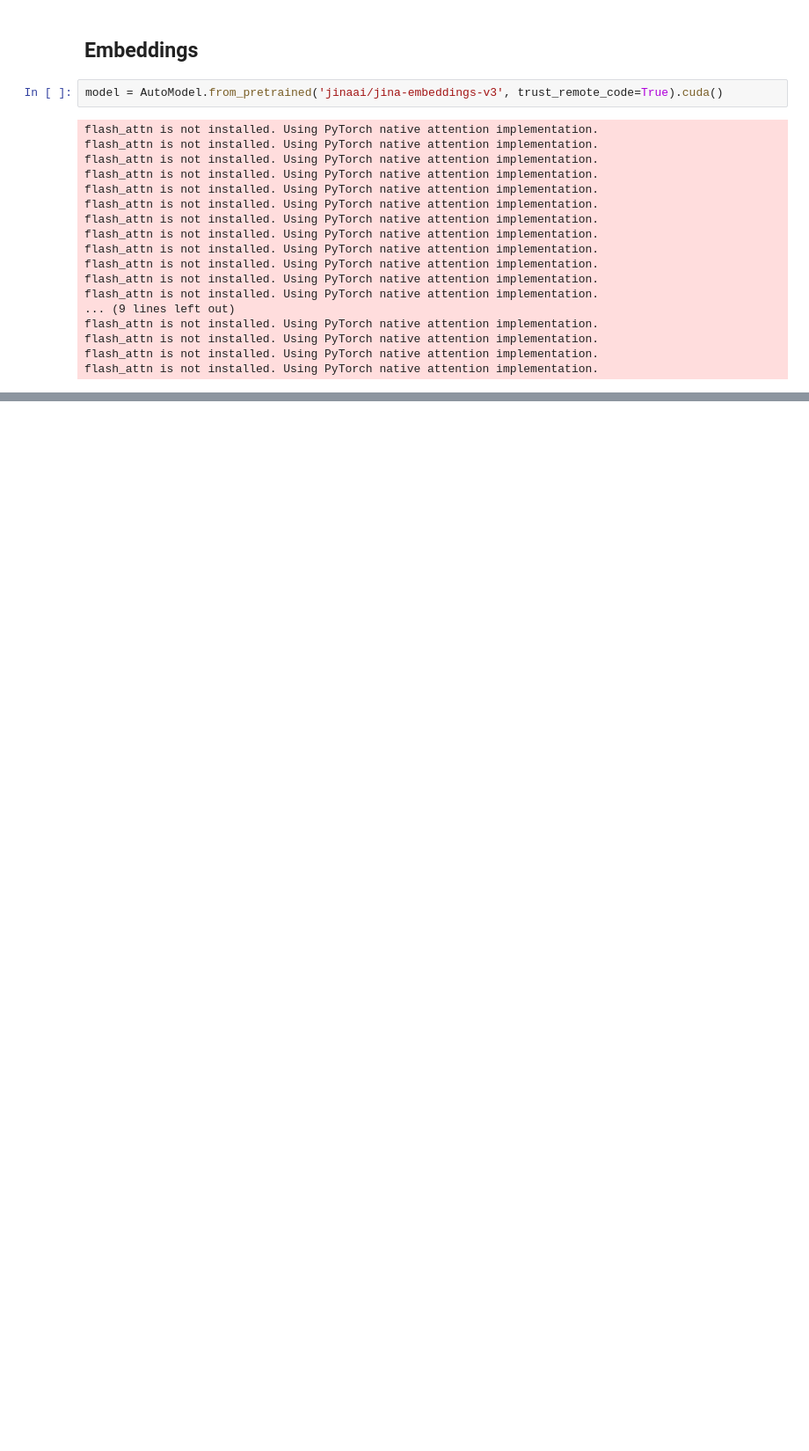
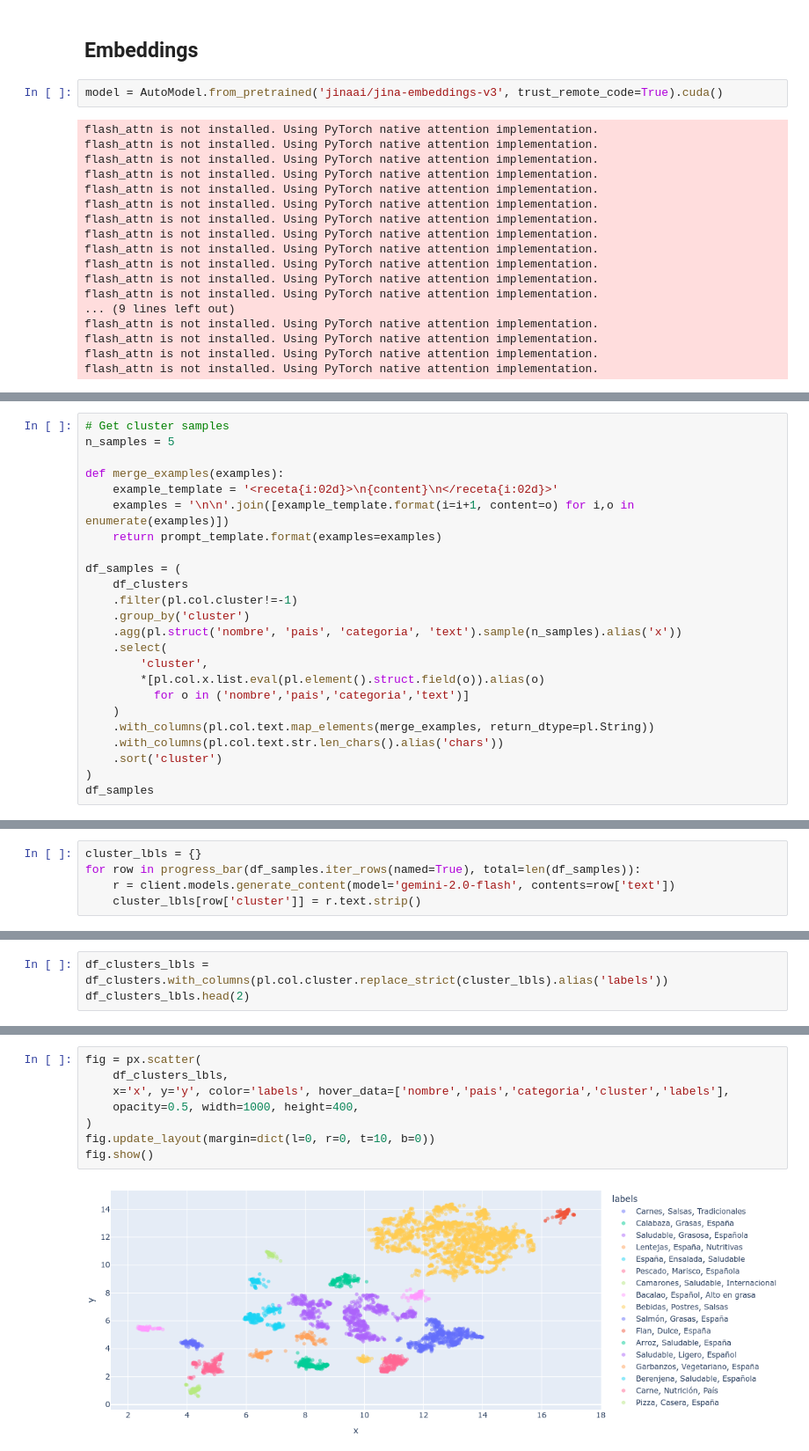
Before and after one commit to renato145/pucp_bootcamp_202401, a Jupyter notebook: nbs/06_clustering.ipynb, the cells around one changed output, grey strips where cells are left out. Shown at 88% size. Saved outputs shown, nothing was run; the diff lists cells and outputs as text; blank space fills up the shorter version.

```diff
--- a/nbs/06_clustering.ipynb
+++ b/nbs/06_clustering.ipynb
@@ -160,0 +226,24 @@ fig.show()
+# %%
+# Get cluster samples
+n_samples = 5
+
+def merge_examples(examples):
+    example_template = '<receta{i:02d}>\n{content}\n</receta{i:02d}>'
+    examples = '\n\n'.join([example_template.format(i=i+1, content=o) for i,o in enumerate(examples)])
+    return prompt_template.format(examples=examples)
+
+df_samples = (
+    df_clusters
+    .filter(pl.col.cluster!=-1)
+    .group_by('cluster')
+    .agg(pl.struct('nombre', 'pais', 'categoria', 'text').sample(n_samples).alias('x'))
+    .select(
+        'cluster',
+        *[pl.col.x.list.eval(pl.element().struct.field(o)).alias(o)
+          for o in ('nombre','pais','categoria','text')]
+    )
+    .with_columns(pl.col.text.map_elements(merge_examples, return_dtype=pl.String))
+    .with_columns(pl.col.text.str.len_chars().alias('chars'))
+    .sort('cluster')
+)
+df_samples
@@ -160,0 +285,5 @@ fig.show()
+# %%
+cluster_lbls = {}
+for row in progress_bar(df_samples.iter_rows(named=True), total=len(df_samples)):
+    r = client.models.generate_content(model='gemini-2.0-flash', contents=row['text'])
+    cluster_lbls[row['cluster']] = r.text.strip()
@@ -160,0 +347,3 @@ fig.show()
+# %%
+df_clusters_lbls = df_clusters.with_columns(pl.col.cluster.replace_strict(cluster_lbls).alias('labels'))
+df_clusters_lbls.head(2)
@@ -160,0 +356,10 @@ fig.show()
+# %%
+fig = px.scatter(
+    df_clusters_lbls,
+    x='x', y='y', color='labels', hover_data=['nombre','pais','categoria','cluster','labels'],
+    opacity=0.5, width=1000, height=400,
+)
+fig.update_layout(margin=dict(l=0, r=0, t=10, b=0))
+fig.show()
+# %% [output]
+[figure, added]
```
Also changed, not shown: parts of 28 cells of this notebook.
